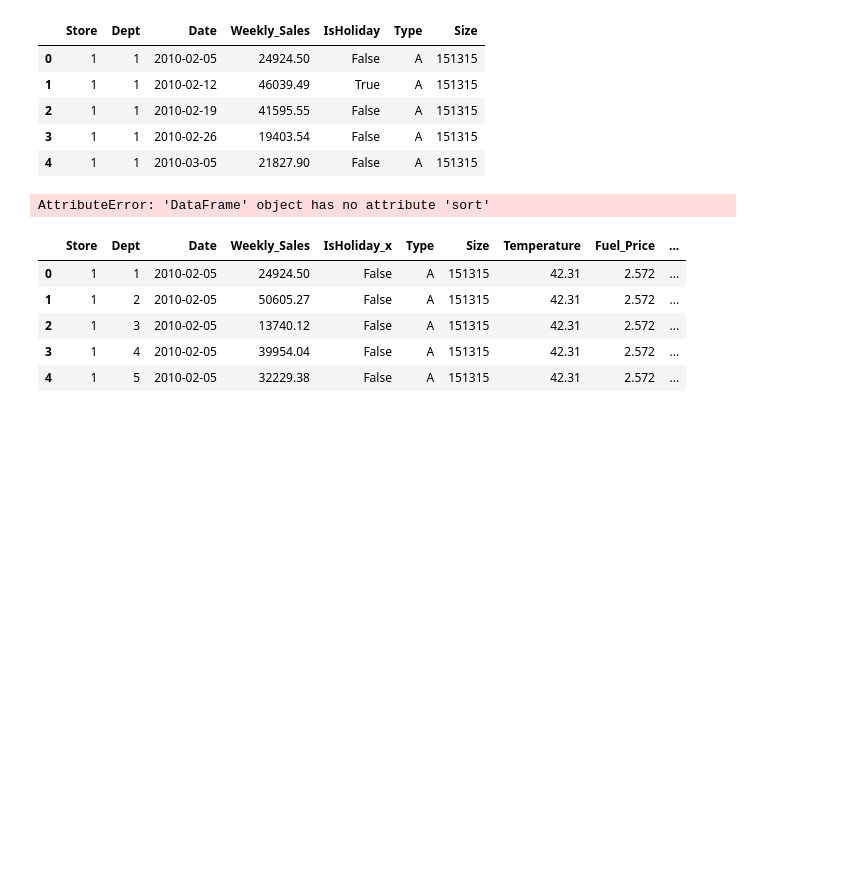
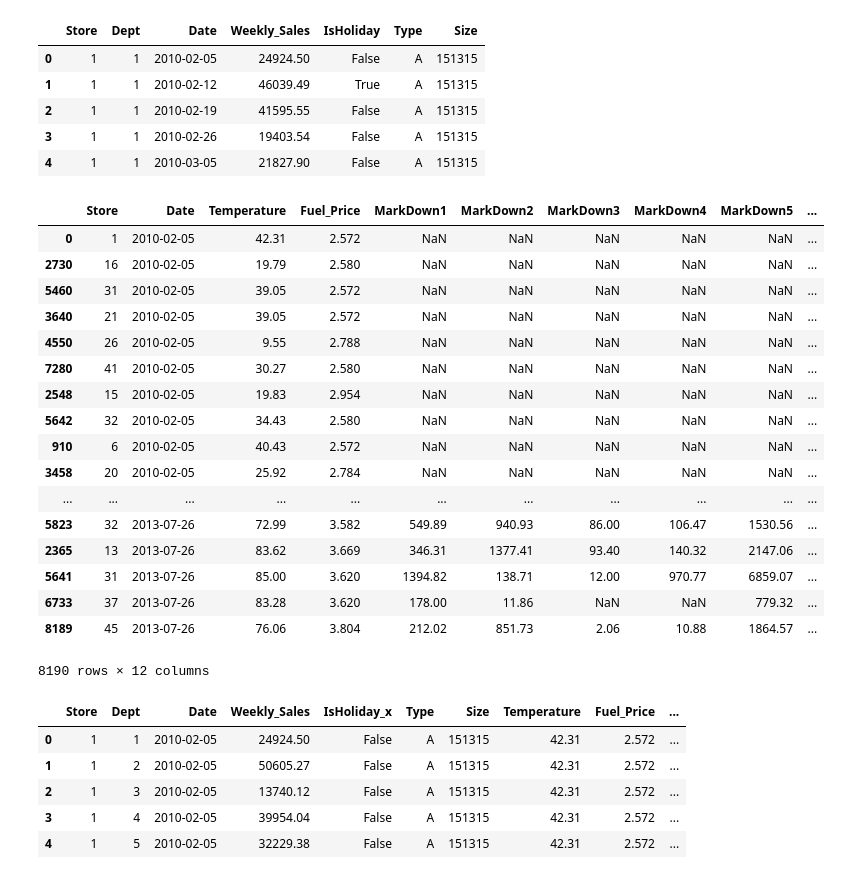
Before and after one commit to ZMBailey/dsc-1-12-04-obtaining-our-data-lab-seattle-ds-career-040119, a Jupyter notebook: index.ipynb, the cells around one changed output. Cells and saved outputs as stored; diff of their text form; code cells hidden in the pictures; blank space fills up the shorter version.

```diff
--- a/index.ipynb
+++ b/index.ipynb
@@ -81,9 +81,26 @@ walmart_df.head()
 #import csv
 economy_df = pd.read_csv('economy_data.csv')
 # %%
-economy_df.sort_values('Date')
+economy_df.sort_values(['Date',])
 # %% [output]
+|  | Store | Date | Temperature | Fuel_Price | MarkDown1 | MarkDown2 | MarkDown3 | MarkDown4 | MarkDown5 | ... |
+| 0 | 1 | 2010-02-05 | 42.31 | 2.572 | NaN | NaN | NaN | NaN | NaN | ... |
+| 2730 | 16 | 2010-02-05 | 19.79 | 2.580 | NaN | NaN | NaN | NaN | NaN | ... |
+| 5460 | 31 | 2010-02-05 | 39.05 | 2.572 | NaN | NaN | NaN | NaN | NaN | ... |
+| 3640 | 21 | 2010-02-05 | 39.05 | 2.572 | NaN | NaN | NaN | NaN | NaN | ... |
+| 4550 | 26 | 2010-02-05 | 9.55 | 2.788 | NaN | NaN | NaN | NaN | NaN | ... |
+| 7280 | 41 | 2010-02-05 | 30.27 | 2.580 | NaN | NaN | NaN | NaN | NaN | ... |
+| 2548 | 15 | 2010-02-05 | 19.83 | 2.954 | NaN | NaN | NaN | NaN | NaN | ... |
+| 5642 | 32 | 2010-02-05 | 34.43 | 2.580 | NaN | NaN | NaN | NaN | NaN | ... |
+| 910 | 6 | 2010-02-05 | 40.43 | 2.572 | NaN | NaN | NaN | NaN | NaN | ... |
+| 3458 | 20 | 2010-02-05 | 25.92 | 2.784 | NaN | NaN | NaN | NaN | NaN | ... |
+| ... | ... | ... | ... | ... | ... | ... | ... | ... | ... | ... |
+| 5823 | 32 | 2013-07-26 | 72.99 | 3.582 | 549.89 | 940.93 | 86.00 | 106.47 | 1530.56 | ... |
+| 2365 | 13 | 2013-07-26 | 83.62 | 3.669 | 346.31 | 1377.41 | 93.40 | 140.32 | 2147.06 | ... |
+| 5641 | 31 | 2013-07-26 | 85.00 | 3.620 | 1394.82 | 138.71 | 12.00 | 970.77 | 6859.07 | ... |
+| 6733 | 37 | 2013-07-26 | 83.28 | 3.620 | 178.00 | 11.86 | NaN | NaN | 779.32 | ... |
+| 8189 | 45 | 2013-07-26 | 76.06 | 3.804 | 212.02 | 851.73 | 2.06 | 10.88 | 1864.57 | ... |
-AttributeError: 'DataFrame' object has no attribute 'sort'
+8190 rows × 12 columns
 # %%
 msd = walmart_df.copy()
 # %%
```
